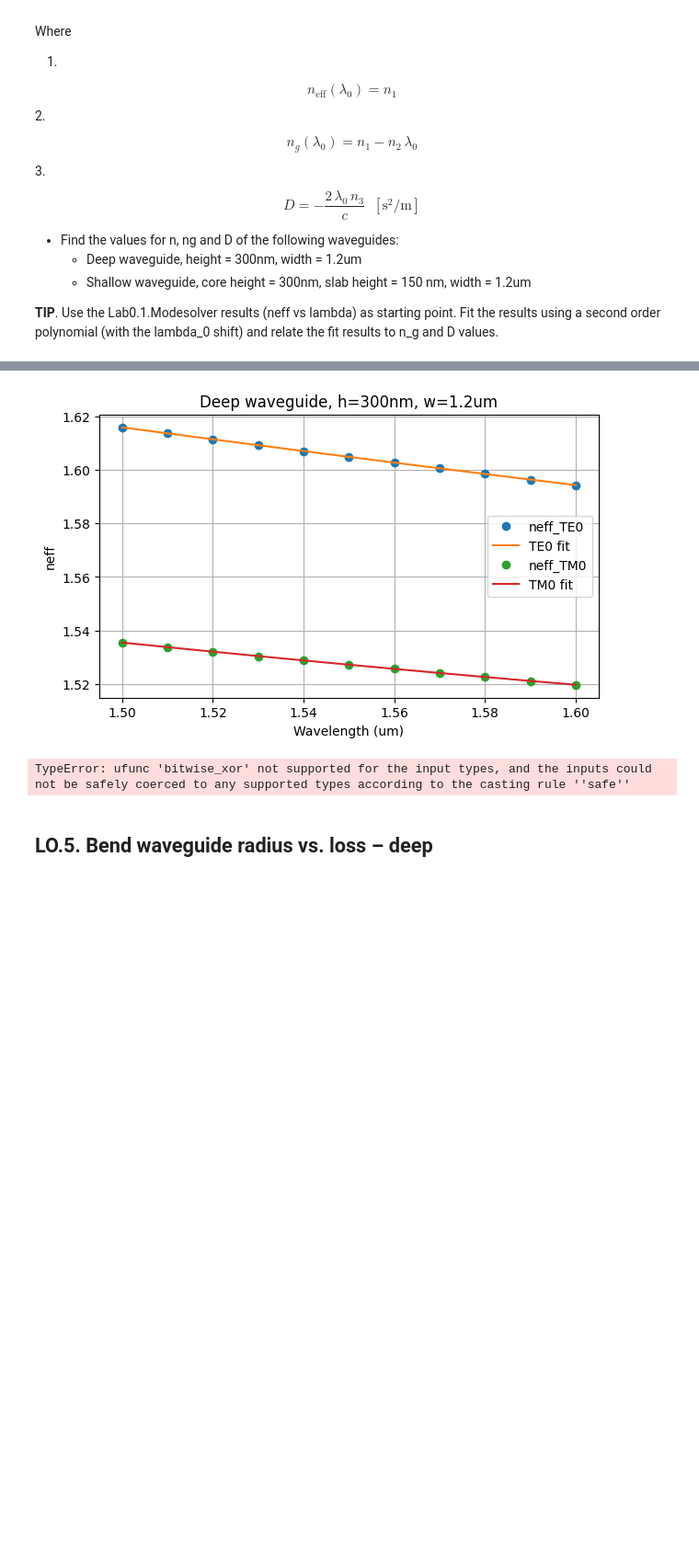
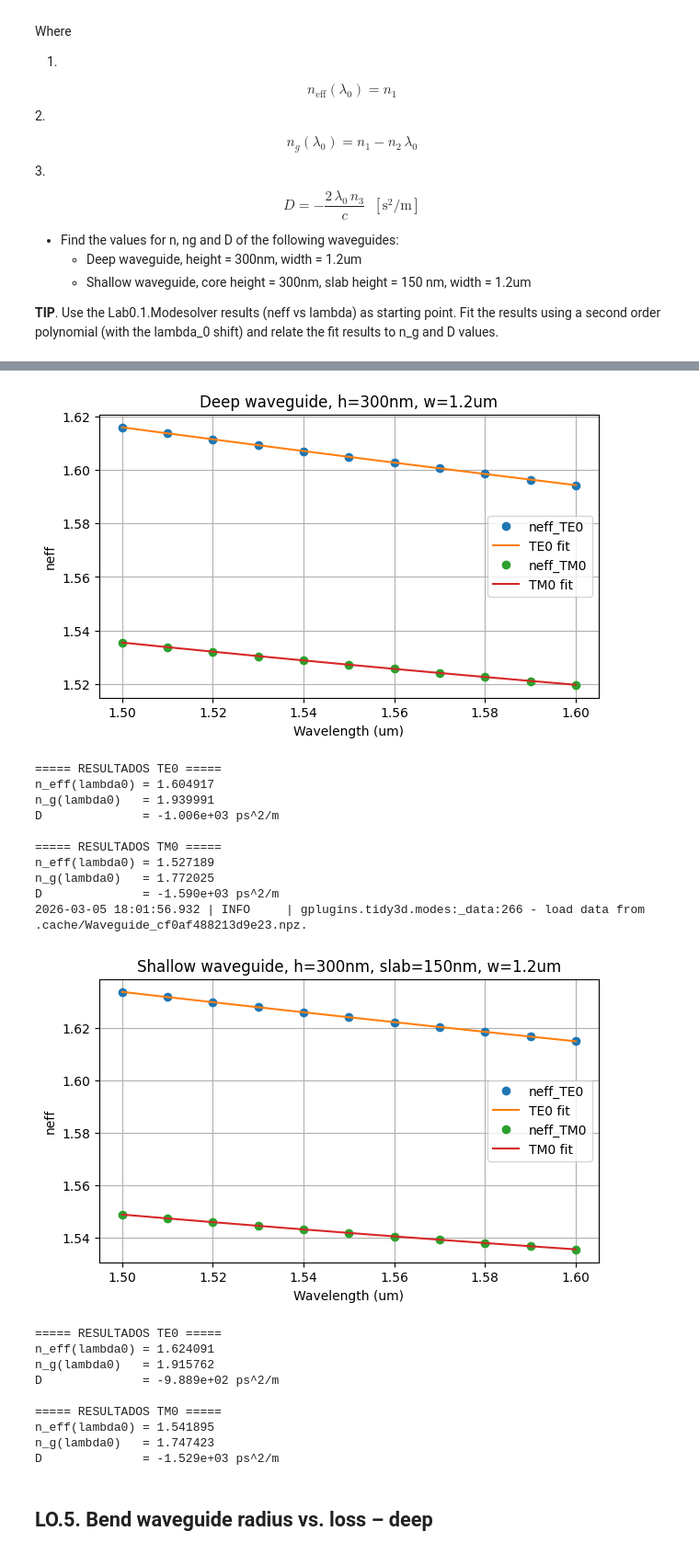
Before and after one commit to TONIPLA/cifoin-lab1, a Jupyter notebook: WAVEGUIDES_Student.ipynb, the cells around one changed output, grey strips where cells are left out. Shown at 92% size. Drawn from its saved outputs; the diff is of its cells as text; code cells hidden in the pictures; blank space fills up the shorter version.

```diff
--- a/WAVEGUIDES_Student.ipynb
+++ b/WAVEGUIDES_Student.ipynb
@@ -420,18 +421,18 @@ lambda0_m = lambda0 * 1e-6
 ng_TE0 = n1_TE0 - n2_TE0 * lambda0
 ng_TM0 = n1_TM0 - n2_TM0 * lambda0
 
-D_TE0 = -2 * lambda0_m *10^18* n3_TE0 / c
-D_TM0 = -2 * lambda0_m *10^18 * n3_TM0 / c
+D_TE0 = -2 * lambda0_m *10**18* n3_TE0 / c
+D_TM0 = -2 * lambda0_m *10**18 * n3_TM0 / c
 
 print("===== RESULTADOS TE0 =====")
 print(f"n_eff(lambda0) = {n1_TE0:.6f}")
 print(f"n_g(lambda0)   = {ng_TE0:.6f}")
-print(f"D              = {D_TE0:.3e} s^2/m")
+print(f"D              = {D_TE0:.3e} ps^2/m")
 
 print("\n===== RESULTADOS TM0 =====")
 print(f"n_eff(lambda0) = {n1_TM0:.6f}")
 print(f"n_g(lambda0)   = {ng_TM0:.6f}")
-print(f"D              = {D_TM0:.3e} s^2/m")
+print(f"D              = {D_TM0:.3e} ps^2/m")
 
 #----------------------SHALLOW-------------------------#
 
@@ -480,16 +481,16 @@ lambda0_m = lambda0 * 1e-6
 ng_TE0 = n1_TE0 - n2_TE0 * lambda0
 ng_TM0 = n1_TM0 - n2_TM0 * lambda0
 
-D_TE0 = -2 * lambda0_m *10^18* n3_TE0 / c
-D_TM0 = -2 * lambda0_m *10^18* n3_TM0 / c
+D_TE0 = -2 * lambda0_m *10**18* n3_TE0 / c
+D_TM0 = -2 * lambda0_m *10**18* n3_TM0 / c
 
 print("===== RESULTADOS TE0 =====")
 print(f"n_eff(lambda0) = {n1_TE0:.6f}")
 print(f"n_g(lambda0)   = {ng_TE0:.6f}")
-print(f"D              = {D_TE0:.3e} s^2/m")
+print(f"D              = {D_TE0:.3e} ps^2/m")
 
 print("\n===== RESULTADOS TM0 =====")
 print(f"n_eff(lambda0) = {n1_TM0:.6f}")
 print(f"n_g(lambda0)   = {ng_TM0:.6f}")
-print(f"D              = {D_TM0:.3e} s^2/m")
+print(f"D              = {D_TM0:.3e} ps^2/m")
 # %% [output]
@@ -497,5 +498,24 @@ print(f"D              = {D_TM0:.3e} s^2/m")
 [figure]
-TypeError: ufunc 'bitwise_xor' not supported for the input types, and the inputs could not be safely coerced to any supported types according to the casting rule ''safe''
+===== RESULTADOS TE0 =====
+n_eff(lambda0) = 1.604917
+n_g(lambda0)   = 1.939991
+D              = -1.006e+03 ps^2/m
+
+===== RESULTADOS TM0 =====
+n_eff(lambda0) = 1.527189
+n_g(lambda0)   = 1.772025
+D              = -1.590e+03 ps^2/m
+2026-03-05 18:01:56.932 | INFO     | gplugins.tidy3d.modes:_data:266 - load data from .cache/Waveguide_cf0af488213d9e23.npz.
+[figure, added]
+===== RESULTADOS TE0 =====
+n_eff(lambda0) = 1.624091
+n_g(lambda0)   = 1.915762
+D              = -9.889e+02 ps^2/m
+
+===== RESULTADOS TM0 =====
+n_eff(lambda0) = 1.541895
+n_g(lambda0)   = 1.747423
+D              = -1.529e+03 ps^2/m
 # %% [markdown]
 ## LO.5. Bend waveguide radius vs. loss – deep
 # %% [markdown]
```
Also changed, not shown: parts of 15 cells of this notebook.
